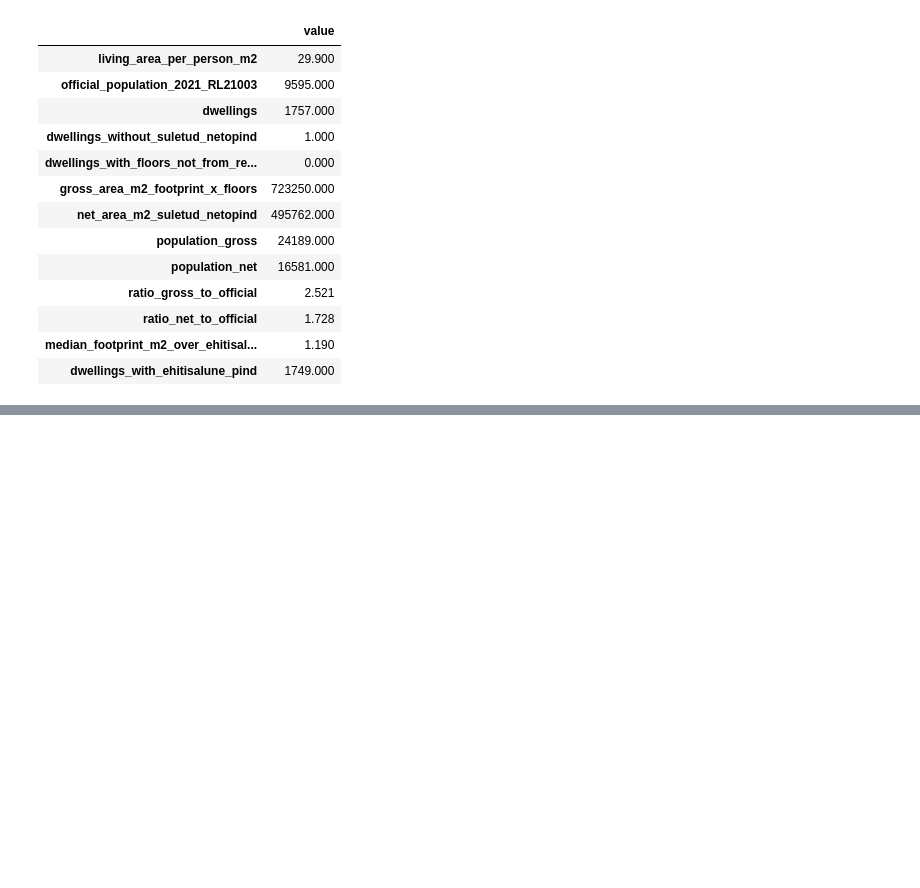
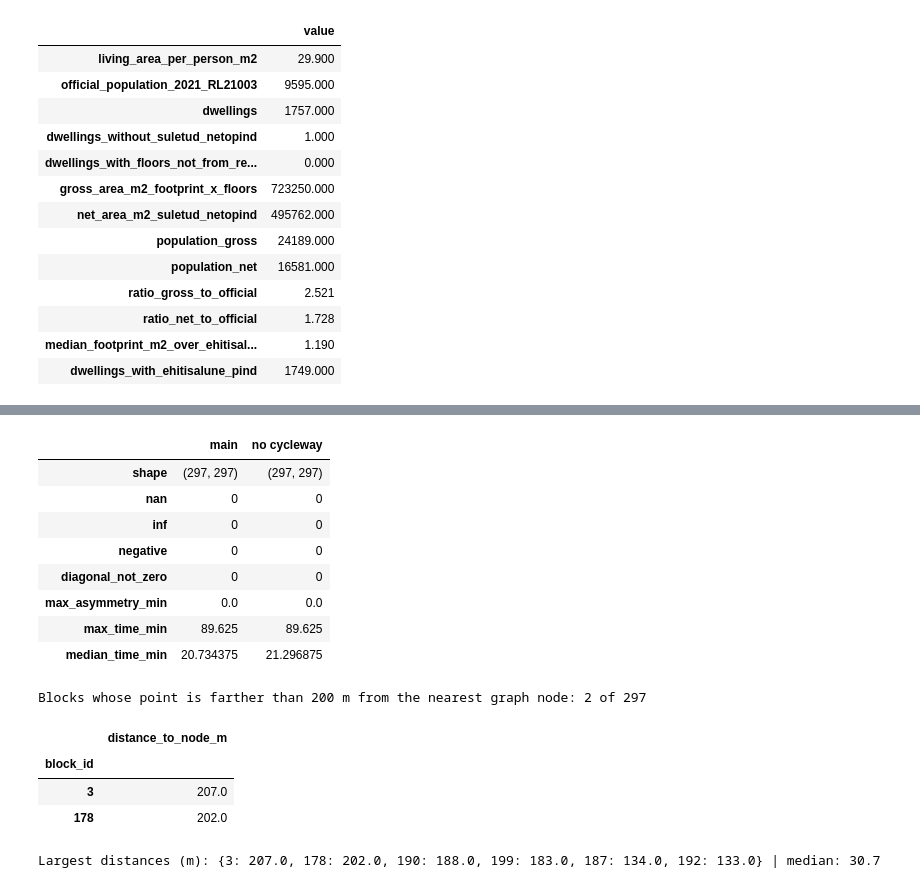
Before and after one commit to aleks-nab/haapsalu-urban-blocks, a Jupyter notebook: notebook.ipynb, the cells around one changed output, grey strips where cells are left out. Saved outputs shown, nothing was run; the diff lists cells and outputs as text; code cells hidden in the pictures; blank space fills up the shorter version.

```diff
--- a/notebook.ipynb
+++ b/notebook.ipynb
@@ -1520,0 +1673,34 @@ pd.Series(population_check).to_frame("value")
+# %%
+from scipy.spatial import cKDTree
+
+checks = {}
+for name, m in [("main", acc_main), ("no cycleway", acc_nocycle)]:
+    v = m.to_numpy(dtype=np.float32)
+    checks[name] = dict(shape=str(m.shape), nan=int(np.isnan(v).sum()), inf=int(np.isinf(v).sum()), negative=int((v < 0).sum()),
+                        diagonal_not_zero=int((np.diag(v) != 0).sum()), max_asymmetry_min=float(np.abs(v - v.T).max()),
+                        max_time_min=float(v.max()), median_time_min=float(np.median(v[np.triu_indices(len(v), 1)])))
+display(pd.DataFrame(checks))
+
+node_xy = np.array([(d["x"], d["y"]) for _, d in graph_main.nodes(data=True)])
+pts = blocks_idx.representative_point()
+snap_dist, _ = cKDTree(node_xy).query(np.c_[pts.x, pts.y])
+snap = pd.Series(snap_dist, index=blocks_idx.index, name="distance_to_node_m")
+print("Blocks whose point is farther than 200 m from the nearest graph node:", int((snap > 200).sum()), "of", len(snap))
+display(snap[snap > 200].round(0).sort_values(ascending=False).to_frame())
+print("Largest distances (m):", snap.sort_values(ascending=False).head(6).round(0).to_dict(), "| median:", round(float(snap.median()), 1))
+# %% [output]
+|  | main | no cycleway |
+| shape | (297, 297) | (297, 297) |
+| nan | 0 | 0 |
+| inf | 0 | 0 |
+| negative | 0 | 0 |
+| diagonal_not_zero | 0 | 0 |
+| max_asymmetry_min | 0.0 | 0.0 |
+| max_time_min | 89.625 | 89.625 |
+| median_time_min | 20.734375 | 21.296875 |
+Blocks whose point is farther than 200 m from the nearest graph node: 2 of 297
+|  | distance_to_node_m |
+| block_id |  |
+| 3 | 207.0 |
+| 178 | 202.0 |
+Largest distances (m): {3: 207.0, 178: 202.0, 190: 188.0, 199: 183.0, 187: 134.0, 192: 133.0} | median: 30.7
```
Also changed, not shown: parts of 15 cells of this notebook, 6 other files.
